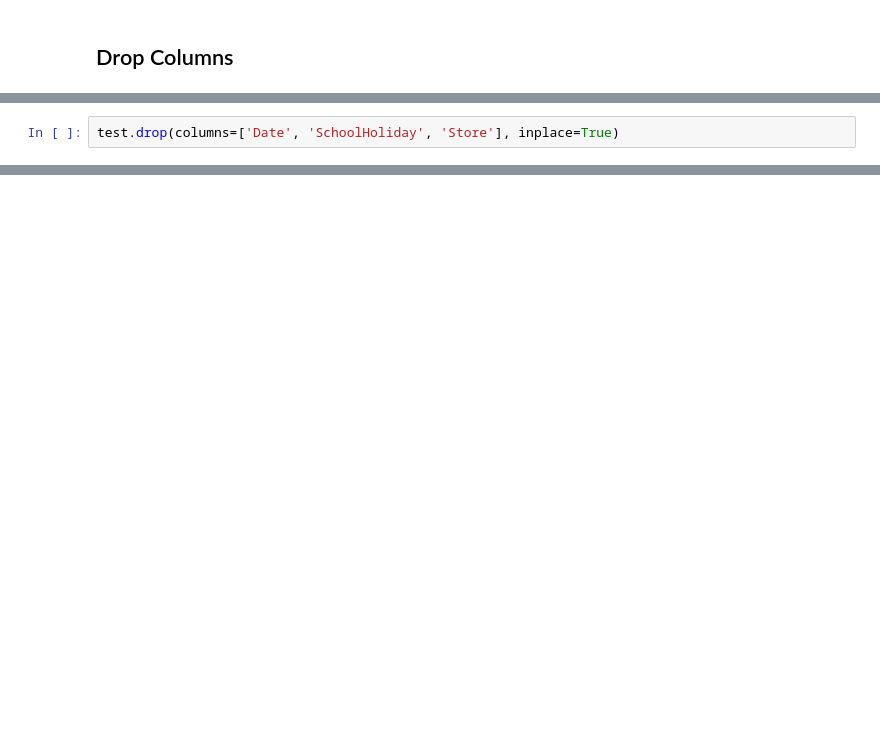
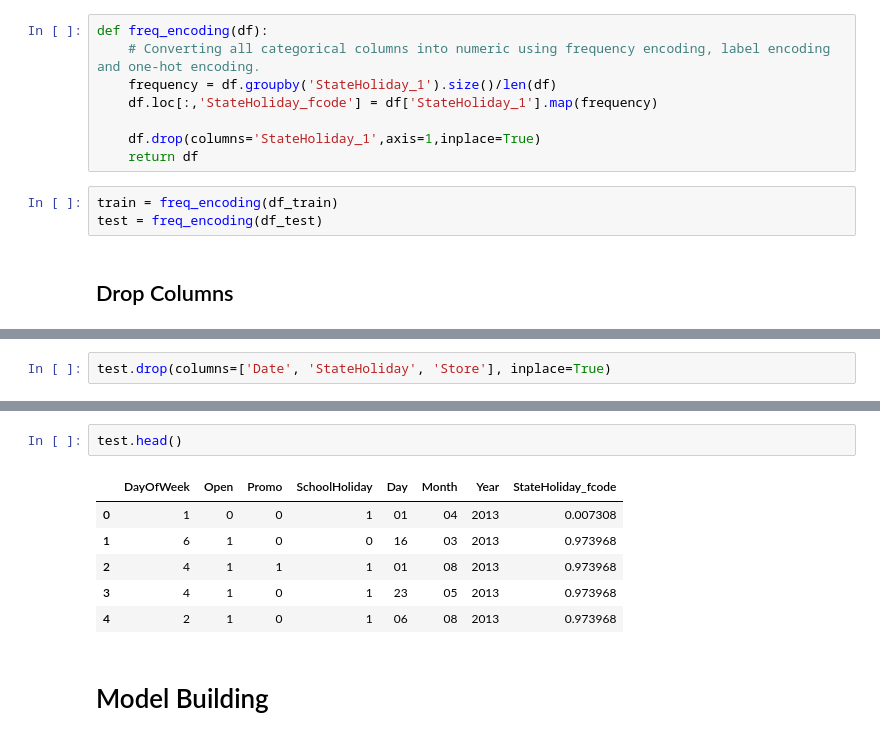
Before and after one commit to maha-prathamesh/Hackathon, a Jupyter notebook: Dockship/Segmind Grand AI Challenge 2021/Segmind_Grand_AI_Challenge_2021.ipynb, the cells around one changed output, grey strips where cells are left out. Saved outputs shown, nothing was run; the diff lists cells and outputs as text; blank space fills up the shorter version.

```diff
--- a/Dockship/Segmind Grand AI Challenge 2021/Segmind_Grand_AI_Challenge_2021.ipynb
+++ b/Dockship/Segmind Grand AI Challenge 2021/Segmind_Grand_AI_Challenge_2021.ipynb
@@ -325,3 +329,14 @@ test = pd.get_dummies(df_test, columns=["StateHoliday_1"], drop_first=True)
+# %%
+def freq_encoding(df):
+    # Converting all categorical columns into numeric using frequency encoding, label encoding and one-hot encoding.
+    frequency = df.groupby('StateHoliday_1').size()/len(df)
+    df.loc[:,'StateHoliday_fcode'] = df['StateHoliday_1'].map(frequency)
+
+    df.drop(columns='StateHoliday_1',axis=1,inplace=True)
+    return df
+# %%
+train = freq_encoding(df_train)
+test = freq_encoding(df_test)
 # %% [markdown]
 ## Drop Columns
 # %%
@@ -329,2 +344,2 @@ train.drop(columns=['Date', 'SchoolHoliday', 'Store'], inplace=True)
 # %%
-test.drop(columns=['Date', 'SchoolHoliday', 'Store'], inplace=True)
+test.drop(columns=['Date', 'StateHoliday', 'Store'], inplace=True)
@@ -334,0 +355,11 @@ test.drop(columns=['Date', 'SchoolHoliday', 'Store'], inplace=True)
+# %%
+test.head()
+# %% [output]
+|  | DayOfWeek | Open | Promo | SchoolHoliday | Day | Month | Year | StateHoliday_fcode |
+| 0 | 1 | 0 | 0 | 1 | 01 | 04 | 2013 | 0.007308 |
+| 1 | 6 | 1 | 0 | 0 | 16 | 03 | 2013 | 0.973968 |
+| 2 | 4 | 1 | 1 | 1 | 01 | 08 | 2013 | 0.973968 |
+| 3 | 4 | 1 | 0 | 1 | 23 | 05 | 2013 | 0.973968 |
+| 4 | 2 | 1 | 0 | 1 | 06 | 08 | 2013 | 0.973968 |
+# %% [markdown]
+# Model Building
```
Also changed, not shown: parts of 22 cells of this notebook.
